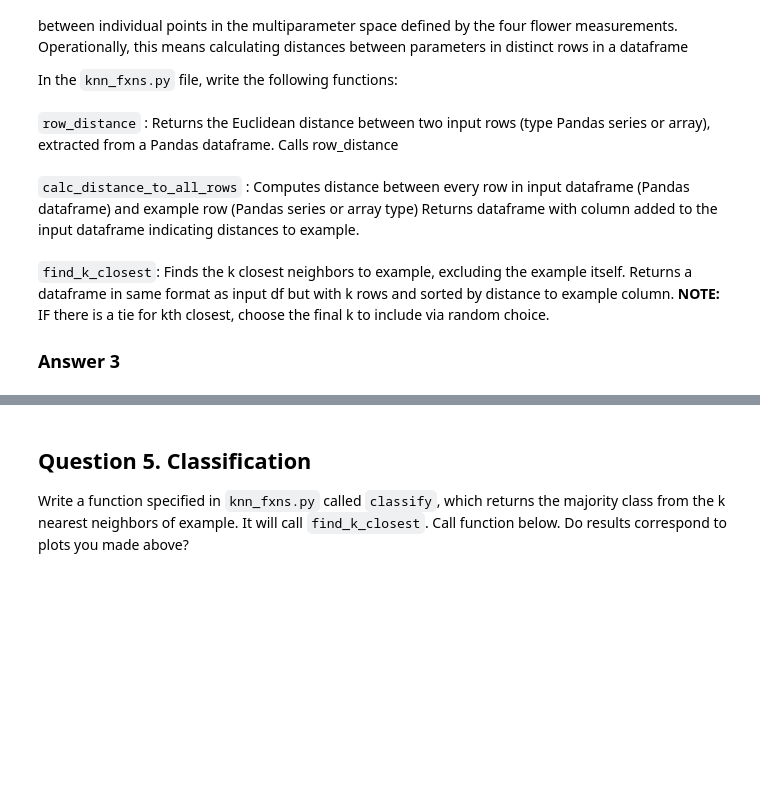
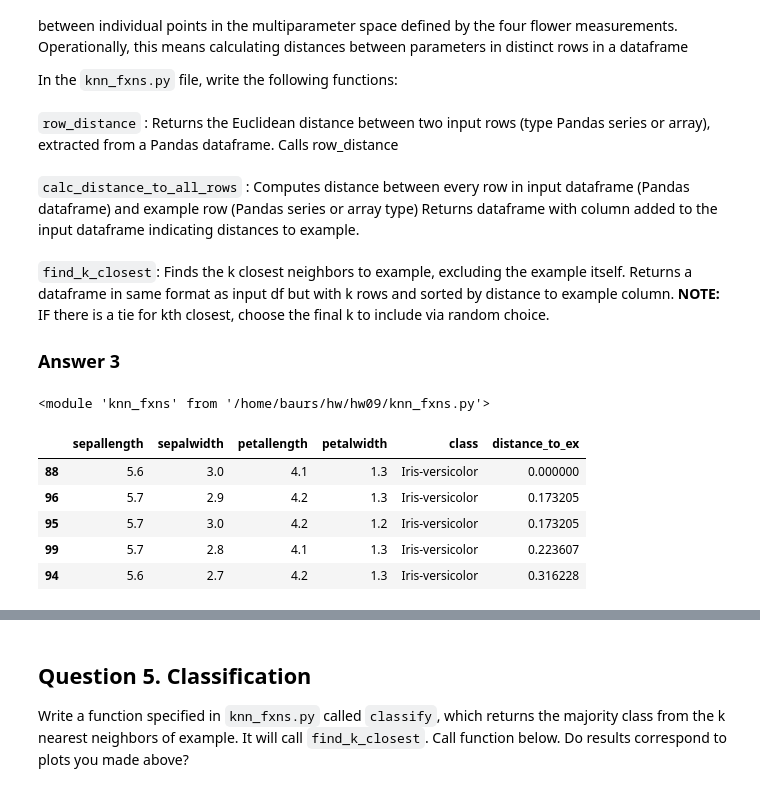
Before and after one commit to sophiebaur/bds311_hw09, a Jupyter notebook: hw09_baur.ipynb, the cells around one changed output, grey strips where cells are left out. Drawn from its saved outputs; the diff is of its cells as text; code cells hidden in the pictures; blank space fills up the shorter version.

```diff
--- a/hw09_baur.ipynb
+++ b/hw09_baur.ipynb
@@ -197,15 +191,28 @@ In the `knn_fxns.py` file,  write the following functions:<br><br>
 `find_k_closest`: Finds the k closest neighbors to example, excluding the example itself. Returns a dataframe in same format as input df but with k rows and sorted by distance to example column.  **NOTE:** IF there is a tie for kth closest, choose the final k to include via random choice.
 
 ### Answer 3
+# %%
+#to reload file
+import knn_fxns as knn
+import importlib
+importlib.reload(knn)
+# %% [output]
+<module 'knn_fxns' from '/home/baurs/hw/hw09/knn_fxns.py'>
 # %%
 #Answer 3 here
-import knn_fxns as knn
-...
-example_row=...
-...
+example_drop=example_df.drop(['class'],axis=1)
+example_row=example_drop.iloc[0,:]
 knn.row_distance(example_row,example_row)
 dist_df=knn.calc_distance_to_all_rows(df,example_row)
 closest_df=knn.find_k_closest(df,example_row,5)
+closest_df
+# %% [output]
+|  | sepallength | sepalwidth | petallength | petalwidth | class | distance_to_ex |
+| 88 | 5.6 | 3.0 | 4.1 | 1.3 | Iris-versicolor | 0.000000 |
+| 96 | 5.7 | 2.9 | 4.2 | 1.3 | Iris-versicolor | 0.173205 |
+| 95 | 5.7 | 3.0 | 4.2 | 1.2 | Iris-versicolor | 0.173205 |
+| 99 | 5.7 | 2.8 | 4.1 | 1.3 | Iris-versicolor | 0.223607 |
+| 94 | 5.6 | 2.7 | 4.2 | 1.3 | Iris-versicolor | 0.316228 |
 # %% [markdown]
 ### Question 4
 Modify scatter plot again to plot the k nearest neighbors to your example . Use the optional argument to make_scatter `k`. The function should `plot_k_closest` in each of 6 plots - with an open black circle. Below do this for k=3 and k=7. <br>
```
Also changed, not shown: parts of 11 cells of this notebook.
